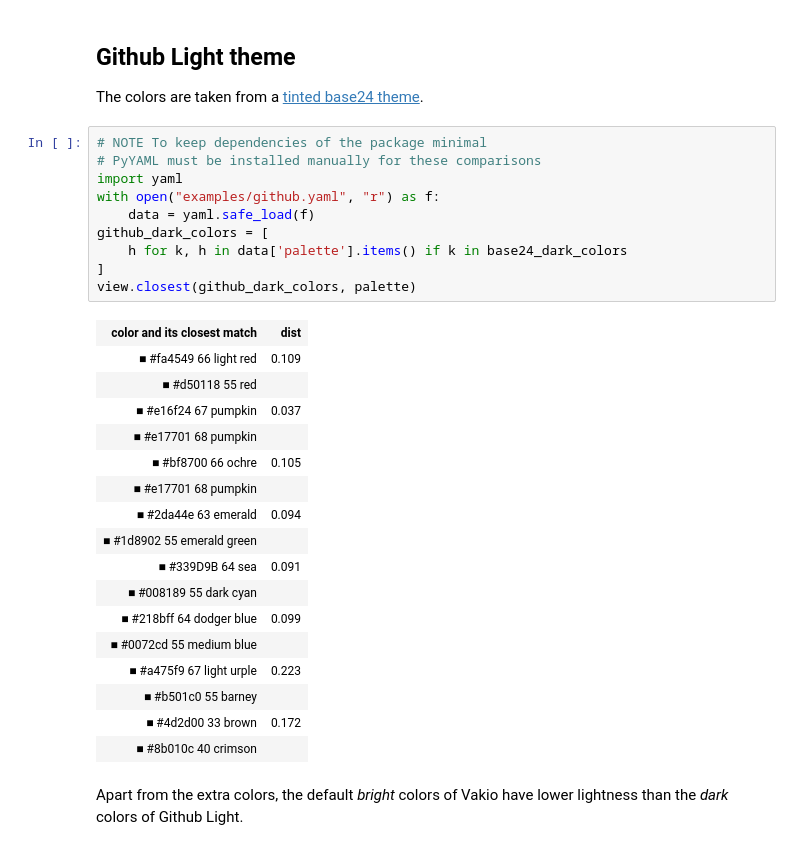
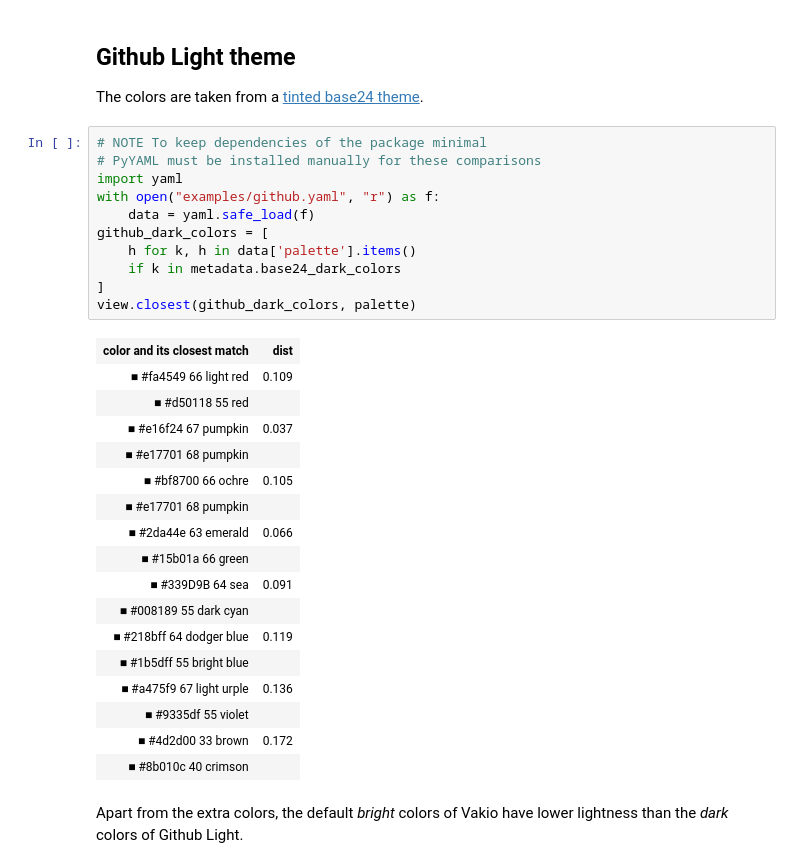
Before and after one commit to l-oksanen/vakio, a Jupyter notebook: comparison.ipynb, the cells around one changed output. Saved outputs shown, nothing was run; the diff lists cells and outputs as text.

```diff
--- a/comparison.ipynb
+++ b/comparison.ipynb
@@ -13,29 +13,30 @@ The colors are taken from a [tinted base24 theme](https://github.com/tinted-them
 # %%
 # NOTE To keep dependencies of the package minimal
 # PyYAML must be installed manually for these comparisons
 import yaml
 with open("examples/github.yaml", "r") as f:
     data = yaml.safe_load(f)
 github_dark_colors = [
-    h for k, h in data['palette'].items() if k in base24_dark_colors
+    h for k, h in data['palette'].items()
+    if k in metadata.base24_dark_colors
 ]
 view.closest(github_dark_colors, palette)
 # %% [output]
 | color and its closest match | dist |
 | ■ #fa4549 66 light red | 0.109 |
 | ■ #d50118 55 red |  |
 | ■ #e16f24 67 pumpkin | 0.037 |
 | ■ #e17701 68 pumpkin |  |
 | ■ #bf8700 66 ochre | 0.105 |
 | ■ #e17701 68 pumpkin |  |
-| ■ #2da44e 63 emerald | 0.094 |
-| ■ #1d8902 55 emerald green |  |
+| ■ #2da44e 63 emerald | 0.066 |
+| ■ #15b01a 66 green |  |
 | ■ #339D9B 64 sea | 0.091 |
 | ■ #008189 55 dark cyan |  |
-| ■ #218bff 64 dodger blue | 0.099 |
-| ■ #0072cd 55 medium blue |  |
-| ■ #a475f9 67 light urple | 0.223 |
-| ■ #b501c0 55 barney |  |
+| ■ #218bff 64 dodger blue | 0.119 |
+| ■ #1b5dff 55 bright blue |  |
+| ■ #a475f9 67 light urple | 0.136 |
+| ■ #9335df 55 violet |  |
 | ■ #4d2d00 33 brown | 0.172 |
 | ■ #8b010c 40 crimson |  |
 # %% [markdown]
```
Also changed, not shown: parts of 2 cells of this notebook, 2 other files.
